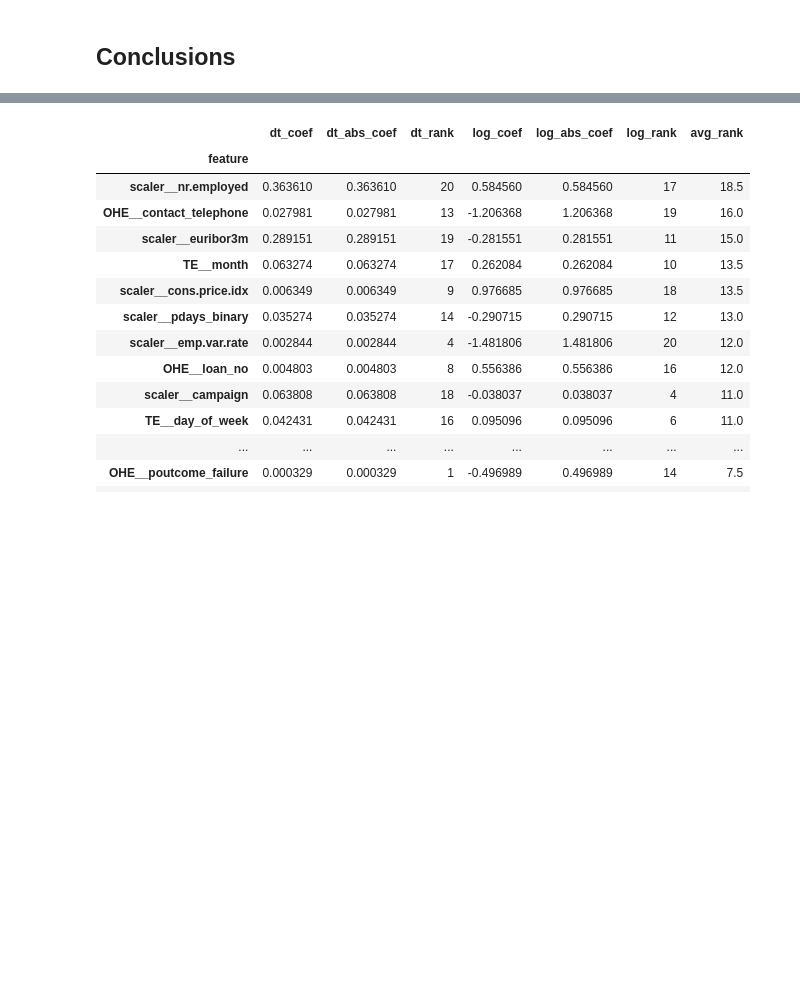
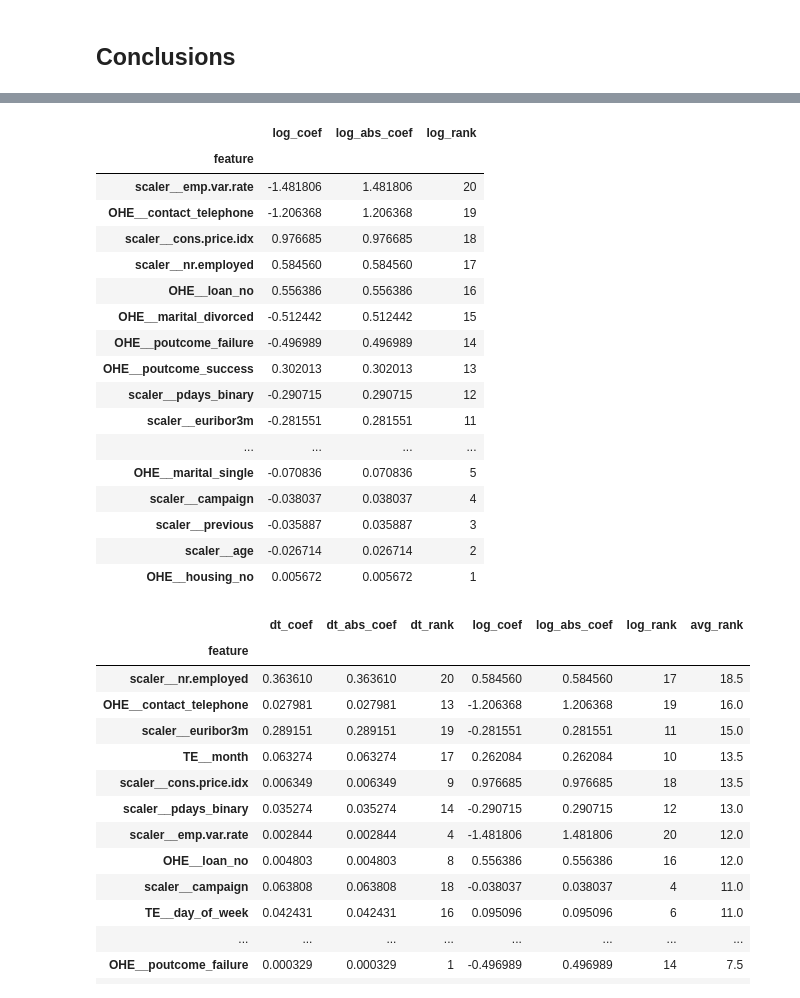
Before and after one commit to mattbenn/Practical-Application-3, a Jupyter notebook: prompt_III.ipynb, the cells around one changed output, grey strips where cells are left out. Saved outputs shown, nothing was run; the diff lists cells and outputs as text; code cells hidden in the pictures; blank space fills up the shorter version.

```diff
--- a/prompt_III.ipynb
+++ b/prompt_III.ipynb
@@ -1493,3 +1514,24 @@ log_coefs = pd.DataFrame({'feature': logencoder.get_feature_names_out(), 'log_co
+# %%
+log_coefs
+# %% [output]
+|  | log_coef | log_abs_coef | log_rank |
+| feature |  |  |  |
+| scaler__emp.var.rate | -1.481806 | 1.481806 | 20 |
+| OHE__contact_telephone | -1.206368 | 1.206368 | 19 |
+| scaler__cons.price.idx | 0.976685 | 0.976685 | 18 |
+| scaler__nr.employed | 0.584560 | 0.584560 | 17 |
+| OHE__loan_no | 0.556386 | 0.556386 | 16 |
+| OHE__marital_divorced | -0.512442 | 0.512442 | 15 |
+| OHE__poutcome_failure | -0.496989 | 0.496989 | 14 |
+| OHE__poutcome_success | 0.302013 | 0.302013 | 13 |
+| scaler__pdays_binary | -0.290715 | 0.290715 | 12 |
+| scaler__euribor3m | -0.281551 | 0.281551 | 11 |
+| ... | ... | ... | ... |
+| OHE__marital_single | -0.070836 | 0.070836 | 5 |
+| scaler__campaign | -0.038037 | 0.038037 | 4 |
+| scaler__previous | -0.035887 | 0.035887 | 3 |
+| scaler__age | -0.026714 | 0.026714 | 2 |
+| OHE__housing_no | 0.005672 | 0.005672 | 1 |
 # %%
 dt_coefs['dt_rank'] = range(20, 0, -1)
 log_coefs['log_rank'] = range(20, 0, -1)
```
Also changed, not shown: parts of 2 cells of this notebook.
